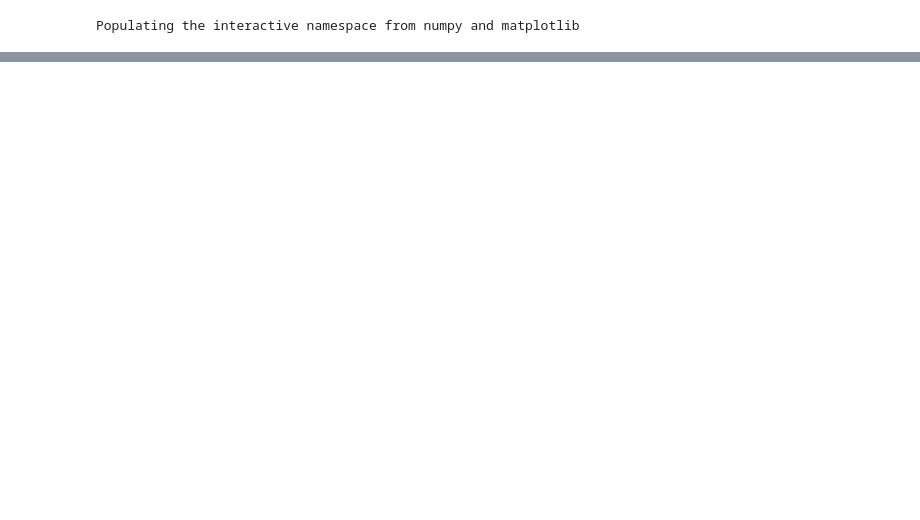
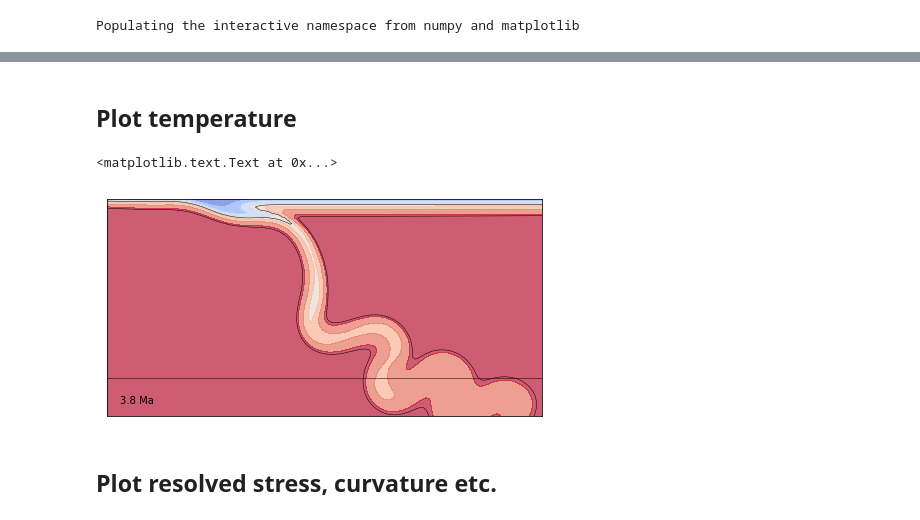
Before and after one commit to dansand/flat_slab, a Jupyter notebook: analysis/stress_curvature.ipynb, the cells around one changed output, grey strips where cells are left out. Cells and saved outputs as stored; diff of their text form; code cells hidden in the pictures; blank space fills up the shorter version.

```diff
--- a/analysis/stress_curvature.ipynb
+++ b/analysis/stress_curvature.ipynb
@@ -487,0 +269,13 @@ NameError: name 'gridspec' is not defined
+# %%
+#sigFiles = natsort.natsort(glob2.glob('/workspace2/flat_slab/A/6/sigSS**.h5'))
+sigFiles = natsort.natsort(glob2.glob('/workspace2/flat_slab/B/16/sigSS**.h5'))
+sfile = sigFiles[i]
+
+#tempFiles = natsort.natsort(glob2.glob('/workspace2/flat_slab/A/6/temp**.h5'))
+tempFiles = natsort.natsort(glob2.glob('/workspace2/flat_slab/B/16/temp**.h5'))
+tfile = tempFiles[i]
+
+#strain rate
+#eFiles = natsort.natsort(glob2.glob('/workspace2/flat_slab/B/16/eSS**.h5'))
+#efile = eFiles[i]
+#efile
@@ -487,0 +288,10 @@ NameError: name 'gridspec' is not defined
+# %%
+dm = 10/2900.               #grid spacing numoy
+inset = 0.999999999999     #build teh grid just inside the undeworld domain to avoid out of bounds errors
+inset_ = 1/inset
+
+meshxs = np.arange(mesh.minCoord[0]*inset, mesh.maxCoord[0]*inset , dm )
+meshys = np.arange(mesh.minCoord[1]*inset_, mesh.maxCoord[1]*inset , dm )
+xv, yv = np.meshgrid(meshxs, meshys )
+#uw just wants an Mx2 array
+coords = np.array(zip(xv.flatten(), yv.flatten()))
@@ -487,0 +331,27 @@ NameError: name 'gridspec' is not defined
+# %% [markdown]
+## Plot temperature
+# %%
+fig, ax = plt.subplots(figsize=(12, 4))
+#ax.imshow(stress, cmap='coolwarm', vmax = 150, vmin = -150,
+#          extent=[mesh.minCoord[0]*2900, mesh.maxCoord[0]*2900, 1000, 0] )
+times = [3.8, 7.7, 12.5, 17.3, 22.2, 30.1]
+lf = ax.contourf(temp, cmap='coolwarm', vmax = 1300, vmin = 1,
+          extent=[mesh.minCoord[0]*2900, mesh.maxCoord[0]*2900, 0, 1250],
+                alpha = 0.65,
+                levels = [    0.,   200.,   400.,   600.,   800.,  1000.,  1200.,  1420.])
+
+ax.contour(temp, colors='k', levels=[ 700., 1250.],
+                 extent=[mesh.minCoord[0]*2900, mesh.maxCoord[0]*2900, 0, 1250], linewidths = 0.5 )
+
+ax.hlines(660, -1000, 1000,  alpha = 0.5 , linewidths = 1 )
+
+ax.set_xlim(-800, 800)
+ax.set_ylim(800, 0)
+ax.set_aspect('equal')
+ax.set_xticks([])
+ax.set_yticks([])
+
+ax.text(-750, 750,'{} Ma'.format(times[0]), size = 10)
+# %% [output]
+<matplotlib.text.Text at 0x...>
+[figure, added]
@@ -487,0 +360,2 @@ NameError: name 'gridspec' is not defined
+# %% [markdown]
+## Plot resolved stress, curvature etc.
```
Also changed, not shown: parts of 147 cells of this notebook, 16 other files.
